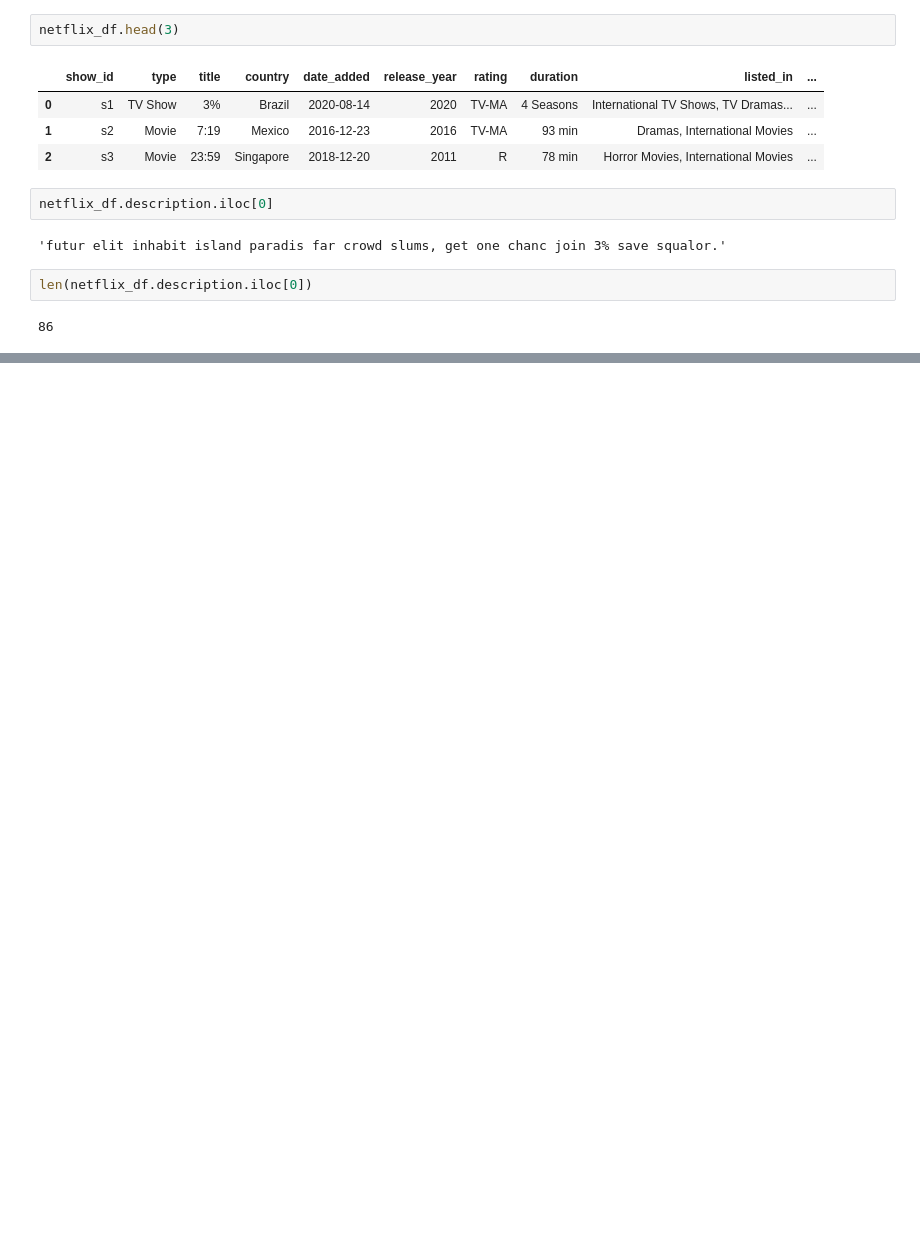
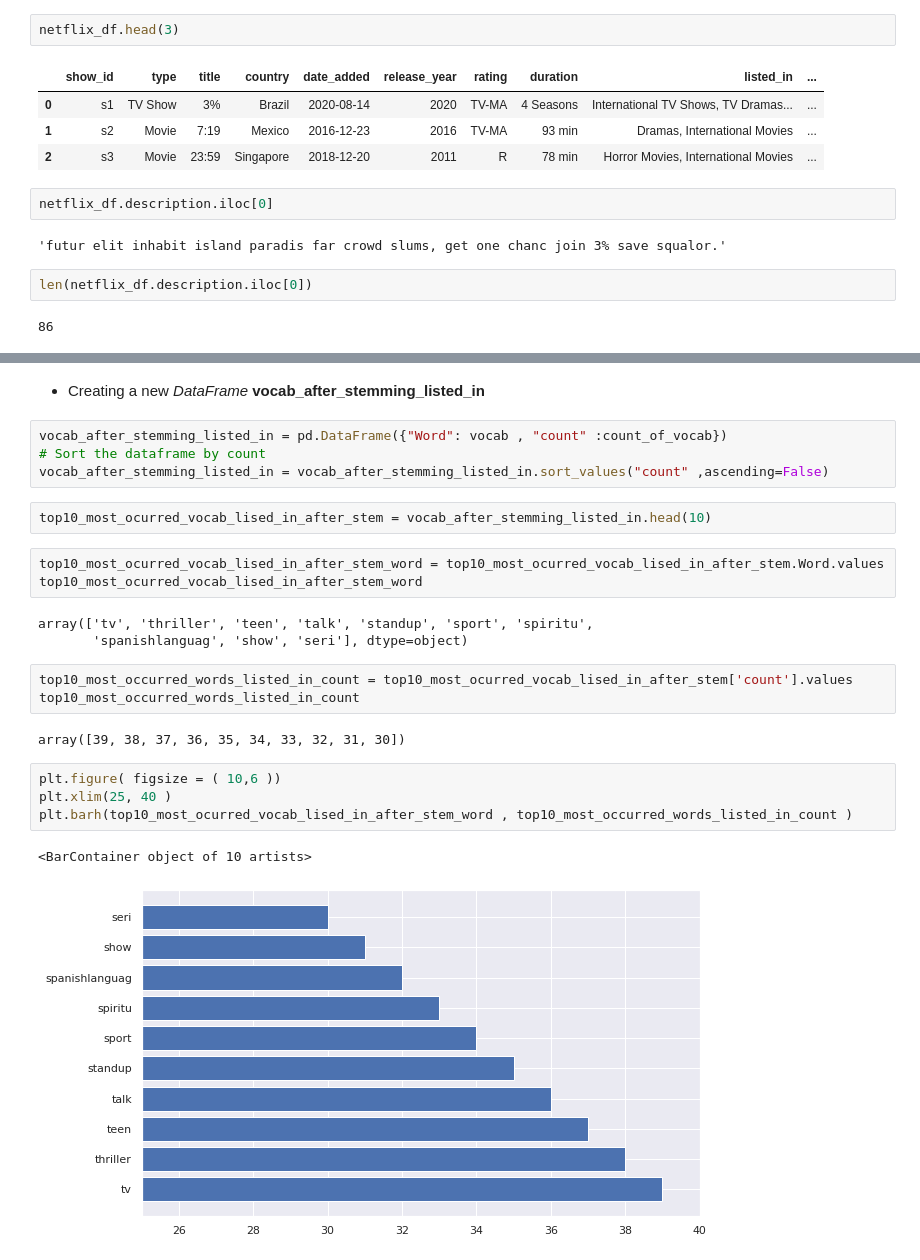
Before and after one commit to kiranahire03/NETFLIX-MOVIES-AND-TV-SHOWS-CLUSTERING, a Jupyter notebook: NETFLIX_MOVIES_AND_TV_SHOWS_CLUSTERING.ipynb, the cells around one changed output, grey strips where cells are left out. Drawn from its saved outputs; the diff is of its cells as text; blank space fills up the shorter version.

```diff
--- a/NETFLIX_MOVIES_AND_TV_SHOWS_CLUSTERING.ipynb
+++ b/NETFLIX_MOVIES_AND_TV_SHOWS_CLUSTERING.ipynb
@@ -748,0 +905,26 @@ len(netflix_df.description.iloc[0])
+# %% [markdown]
+* Creating a new *DataFrame* **vocab_after_stemming_listed_in**
+# %%
+vocab_after_stemming_listed_in = pd.DataFrame({"Word": vocab , "count" :count_of_vocab})
+# Sort the dataframe by count
+vocab_after_stemming_listed_in = vocab_after_stemming_listed_in.sort_values("count" ,ascending=False)
+# %%
+top10_most_ocurred_vocab_lised_in_after_stem = vocab_after_stemming_listed_in.head(10)
+# %%
+top10_most_ocurred_vocab_lised_in_after_stem_word = top10_most_ocurred_vocab_lised_in_after_stem.Word.values
+top10_most_ocurred_vocab_lised_in_after_stem_word
+# %% [output]
+array(['tv', 'thriller', 'teen', 'talk', 'standup', 'sport', 'spiritu',
+       'spanishlanguag', 'show', 'seri'], dtype=object)
+# %%
+top10_most_occurred_words_listed_in_count = top10_most_ocurred_vocab_lised_in_after_stem['count'].values
+top10_most_occurred_words_listed_in_count
+# %% [output]
+array([39, 38, 37, 36, 35, 34, 33, 32, 31, 30])
+# %%
+plt.figure( figsize = ( 10,6 ))
+plt.xlim(25, 40 )
+plt.barh(top10_most_ocurred_vocab_lised_in_after_stem_word , top10_most_occurred_words_listed_in_count )
+# %% [output]
+<BarContainer object of 10 artists>
+[figure, added]
```
Also changed, not shown: parts of 37 cells of this notebook.
